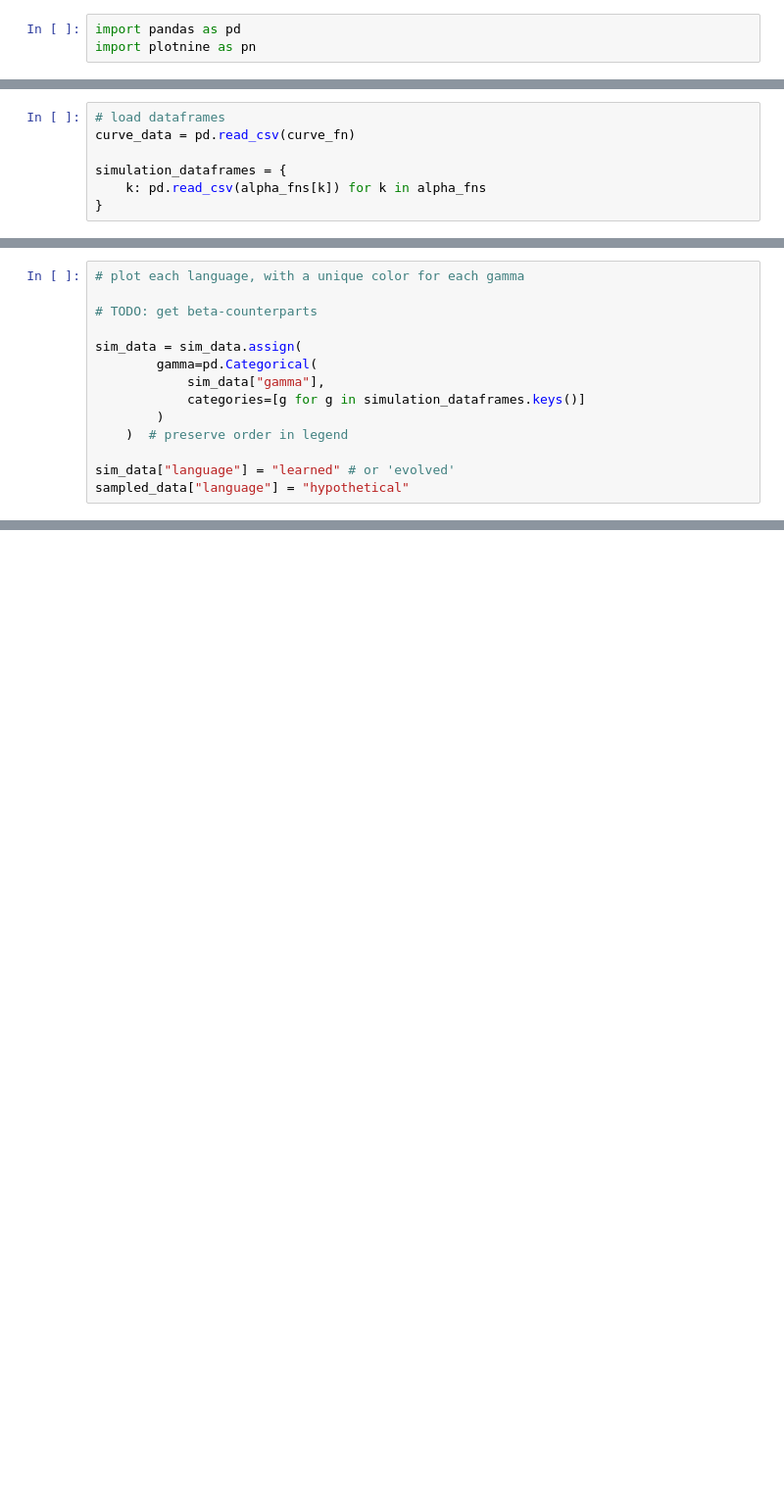
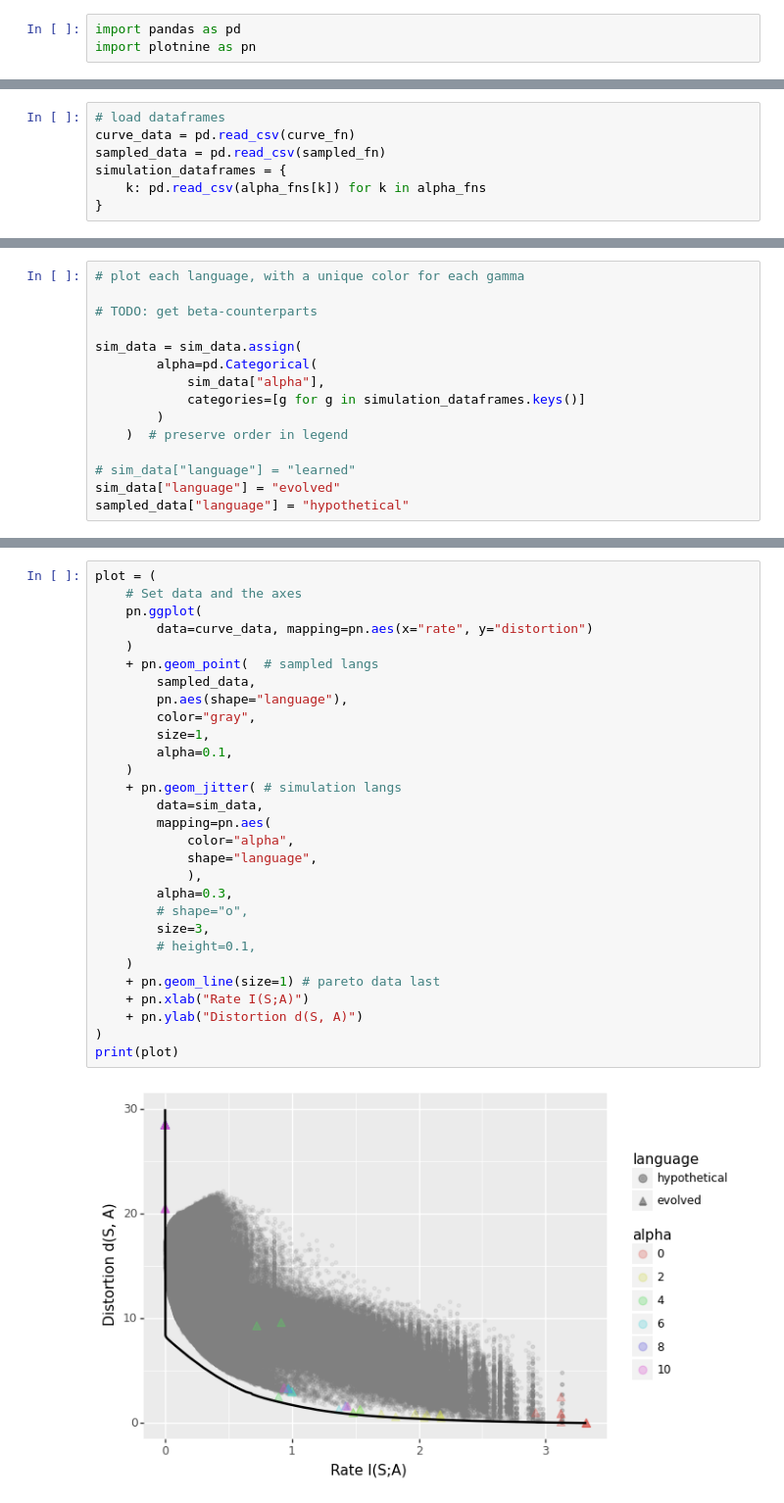
Before and after one commit to nathimel/rdsg, a Jupyter notebook: src/notebooks/analyze.ipynb, the cells around one changed output, grey strips where cells are left out. Shown at 98% size. Cells and saved outputs as stored; diff of their text form; blank space fills up the shorter version.

```diff
--- a/src/notebooks/analyze.ipynb
+++ b/src/notebooks/analyze.ipynb
@@ -21,7 +29,7 @@ alpha_fns = {
 # %%
 # load dataframes
 curve_data = pd.read_csv(curve_fn)
-
+sampled_data = pd.read_csv(sampled_fn)
 simulation_dataframes = {
     k: pd.read_csv(alpha_fns[k]) for k in alpha_fns
 }
@@ -57,11 +65,12 @@ sim_data
 # TODO: get beta-counterparts
 
 sim_data = sim_data.assign(
-        gamma=pd.Categorical(
-            sim_data["gamma"],
+        alpha=pd.Categorical(
+            sim_data["alpha"],
             categories=[g for g in simulation_dataframes.keys()]
         )
     )  # preserve order in legend
 
-sim_data["language"] = "learned" # or 'evolved'
+# sim_data["language"] = "learned"
+sim_data["language"] = "evolved"
 sampled_data["language"] = "hypothetical"
@@ -69,0 +77,31 @@ sampled_data["language"] = "hypothetical"
+# %%
+plot = (
+    # Set data and the axes
+    pn.ggplot(
+        data=curve_data, mapping=pn.aes(x="rate", y="distortion")
+    )
+    + pn.geom_point(  # sampled langs
+        sampled_data,
+        pn.aes(shape="language"),
+        color="gray",
+        size=1,
+        alpha=0.1,
+    )
+    + pn.geom_jitter( # simulation langs
+        data=sim_data,
+        mapping=pn.aes(
+            color="alpha",
+            shape="language",
+            ),
+        alpha=0.3,
+        # shape="o",
+        size=3,
+        # height=0.1,
+    )
+    + pn.geom_line(size=1) # pareto data last
+    + pn.xlab("Rate I(S;A)")
+    + pn.ylab("Distortion d(S, A)")
+)
+print(plot)
+# %% [output]
+[figure, added]
```
Also changed, not shown: parts of 4 cells of this notebook, 59 other files.
